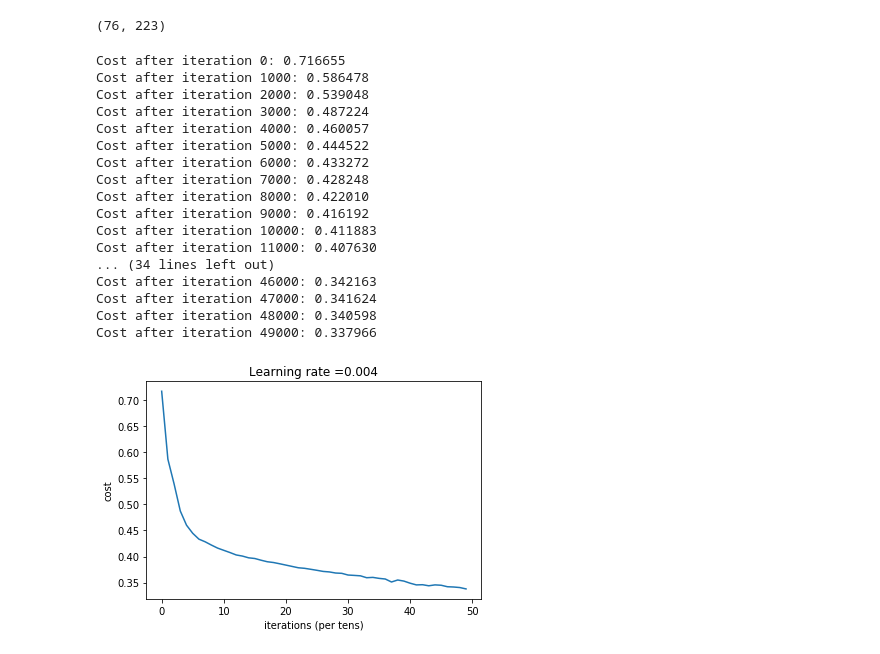
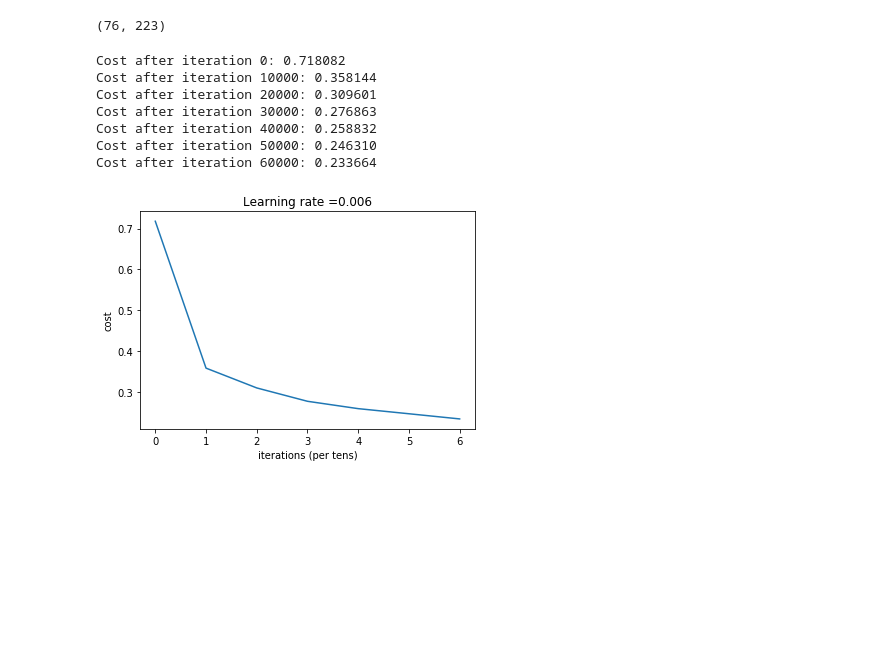
Before and after one commit to MKhalusova/titanic-predictions, a Jupyter notebook: titanic-predictions.ipynb, the cells around one changed output. Saved outputs shown, nothing was run; the diff lists cells and outputs as text; code cells hidden in the pictures; blank space fills up the shorter version.

```diff
--- a/titanic-predictions.ipynb
+++ b/titanic-predictions.ipynb
@@ -414,9 +442,9 @@ def linear_backward(dZ, cache):
 
     return dA_prev, dW, db
 # %%
-def linear_activation_backward(dA, cache, activation):
+def linear_activation_backward_with_regularization(dA, cache, lambd, activation):
     """
-    Implement the backward propagation for the LINEAR->ACTIVATION layer.
+    The backward propagation for the LINEAR->ACTIVATION layer.
 
     Arguments:
     dA -- post-activation gradient for current layer l
@@ -432,17 +460,17 @@ def linear_activation_backward(dA, cache, activation):
 
     if activation == "relu":
         dZ = relu_backward(dA, activation_cache)
-        dA_prev, dW, db = linear_backward(dZ, linear_cache)
+        dA_prev, dW, db = linear_backward_with_regularization(dZ, linear_cache, lambd)
 
     elif activation == "sigmoid":
         dZ = sigmoid_backward(dA, activation_cache)
-        dA_prev, dW, db = linear_backward(dZ, linear_cache)
+        dA_prev, dW, db = linear_backward_with_regularization(dZ, linear_cache, lambd)
 
     return dA_prev, dW, db
 # %%
-def L_model_backward(AL, Y, caches):
+def L_model_backward(AL, Y, caches,lambd):
     """
-    Implement the backward propagation for the [LINEAR->RELU] * (L-1) -> LINEAR -> SIGMOID group
+    The backward propagation for the [LINEAR->RELU] * (L-1) -> LINEAR -> SIGMOID group
 
     Arguments:
     AL -- probability vector, output of the forward propagation (L_model_forward())
@@ -467,7 +495,7 @@ def L_model_backward(AL, Y, caches):
 
     # Lth layer (SIGMOID -> LINEAR) gradients. Inputs: "AL, Y, caches". Outputs: "grads["dAL"], grads["dWL"], grads["dbL"]
     current_cache = caches[L-1]
-    grads["dA" + str(L)], grads["dW" + str(L)], grads["db" + str(L)] = linear_activation_backward(dAL, current_cache, activation = 'sigmoid')
+    grads["dA" + str(L)], grads["dW" + str(L)], grads["db" + str(L)] = linear_activation_backward_with_regularization(dAL, current_cache, lambd, activation = 'sigmoid')
 
 
     for l in reversed(range(L-1)):
@@ -475,7 +503,7 @@ def L_model_backward(AL, Y, caches):
         # Inputs: "grads["dA" + str(l + 2)], caches". Outputs: "grads["dA" + str(l + 1)] , grads["dW" + str(l + 1)] , grads["db" + str(l + 1)]
 
         current_cache = caches[l]
-        dA_prev_temp, dW_temp, db_temp = linear_activation_backward(grads["dA"+str(l+2)],current_cache,"relu")
+        dA_prev_temp, dW_temp, db_temp = linear_activation_backward_with_regularization(grads["dA"+str(l+2)],current_cache,lambd,"relu")
         grads["dA" + str(l + 1)] = dA_prev_temp
         grads["dW" + str(l + 1)] = dW_temp
         grads["db" + str(l + 1)] = db_temp
@@ -490,9 +518,7 @@ def update_parameters(parameters, grads, learning_rate):
     grads -- python dictionary containing your gradients, output of L_model_backward
 
     Returns:
-    parameters -- python dictionary containing your updated parameters
-                  parameters["W" + str(l)] = ...
-                  parameters["b" + str(l)] = ...
+    parameters -- python dictionary containing updated parameters
     """
 
     L = len(parameters) // 2 # number of layers in the neural network
@@ -507,9 +533,9 @@ def update_parameters(parameters, grads, learning_rate):
 # Setting the number of layers in NN and their sizes
 layers_dims = [training_set.shape[0], 20, 10, 10, 1]
 # %%
-def L_layer_model(X, Y, layers_dims, learning_rate = 0.004, num_iterations = 3000, print_cost=False):
+def L_layer_model(X, Y, layers_dims, learning_rate = 0.006, num_iterations = 3000, lambd = 0, print_cost=False):
     """
-    Implements a L-layer neural network: [LINEAR->RELU]*(L-1)->LINEAR->SIGMOID.
+    A L-layer neural network: [LINEAR->RELU]*(L-1)->LINEAR->SIGMOID.
 
     Arguments:
     X -- data, numpy array of shape (number of examples, num_px * num_px * 3)
@@ -517,13 +543,16 @@ def L_layer_model(X, Y, layers_dims, learning_rate = 0.004, num_iterations = 300
     layers_dims -- list containing the input size and each layer size, of length (number of layers + 1).
     learning_rate -- learning rate of the gradient descent update rule
     num_iterations -- number of iterations of the optimization loop
+    lambd - regularization parameter
     print_cost -- if True, it prints the cost every 100 steps
 
     Returns:
     parameters -- parameters learnt by the model. They can then be used to predict.
     """
+    grads = {}
+    costs = []                         # keep track of cost
+    m = X.shape[1]                        # number of examples
 
-    costs = []                         # keep track of cost
     # Parameters initialization.
     parameters = initialize_parameters_deep(layers_dims)
 
@@ -534,19 +563,19 @@ def L_layer_model(X, Y, layers_dims, learning_rate = 0.004, num_iterations = 300
         AL, caches = L_model_forward(X, parameters)
 
         # Cost function
-        cost = compute_cost(AL, Y)
+        cost = compute_cost_with_regularization(AL, Y, parameters, lambd)
 
         # Backward propagation.
-        grads = L_model_backward(AL, Y, caches)
+        grads = L_model_backward(AL, Y, caches, lambd)
 
         # Update parameters. (without optimizations)
         parameters = update_parameters(parameters, grads, learning_rate)
 
 
         # Print the cost every 1000 training example
-        if print_cost and i % 1000 == 0:
+        if print_cost and i % 10000 == 0:
             print ("Cost after iteration %i: %f" %(i, cost))
-        if print_cost and i % 1000 == 0:
+        if print_cost and i % 10000 == 0:
             costs.append(cost)
 
     # plot the cost
@@ -558,26 +587,16 @@ def L_layer_model(X, Y, layers_dims, learning_rate = 0.004, num_iterations = 300
 
     return parameters
 # %%
-parameters = L_layer_model(training_set, Y_train, layers_dims, num_iterations = 50000, print_cost = True)
+parameters = L_layer_model(training_set, Y_train, layers_dims, num_iterations = 70000, lambd = 0.7, print_cost = True)
 # %% [output]
-Cost after iteration 0: 0.716655
-Cost after iteration 1000: 0.586478
-Cost after iteration 2000: 0.539048
-Cost after iteration 3000: 0.487224
-Cost after iteration 4000: 0.460057
-Cost after iteration 5000: 0.444522
-Cost after iteration 6000: 0.433272
-Cost after iteration 7000: 0.428248
-Cost after iteration 8000: 0.422010
-Cost after iteration 9000: 0.416192
-Cost after iteration 10000: 0.411883
-Cost after iteration 11000: 0.407630
-... (34 lines left out)
-Cost after iteration 46000: 0.342163
-Cost after iteration 47000: 0.341624
-Cost after iteration 48000: 0.340598
-Cost after iteration 49000: 0.337966
+Cost after iteration 0: 0.718082
+Cost after iteration 10000: 0.358144
+Cost after iteration 20000: 0.309601
+Cost after iteration 30000: 0.276863
+Cost after iteration 40000: 0.258832
+Cost after iteration 50000: 0.246310
+Cost after iteration 60000: 0.233664
-[figure, old version]
+[figure, new version]
 # %%
 def predict(parameters, X):
     """
```
Also changed, not shown: parts of 8 cells of this notebook.
